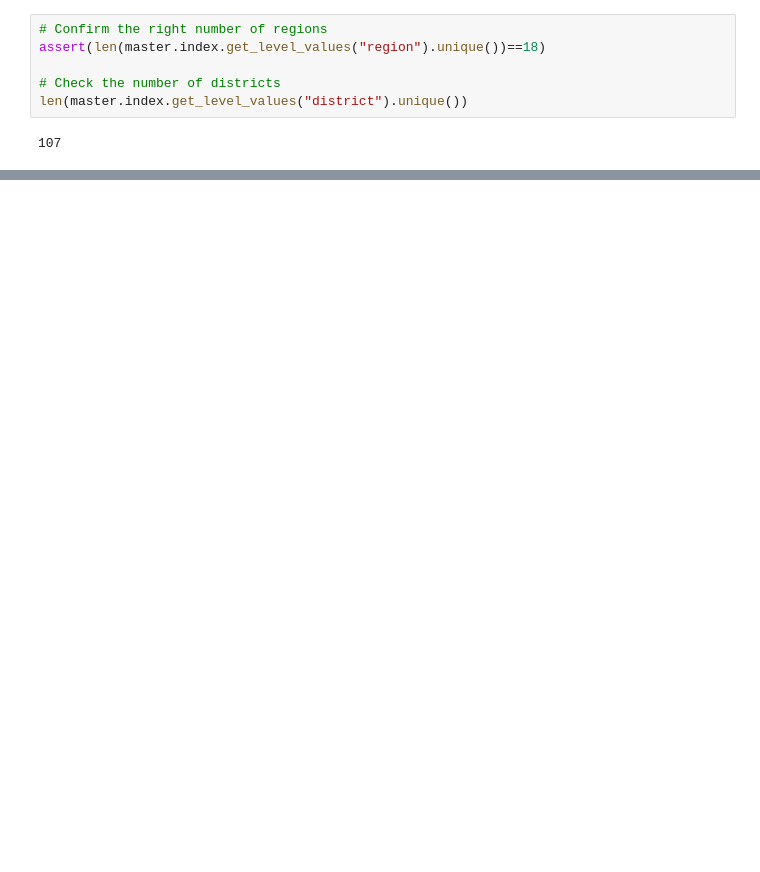
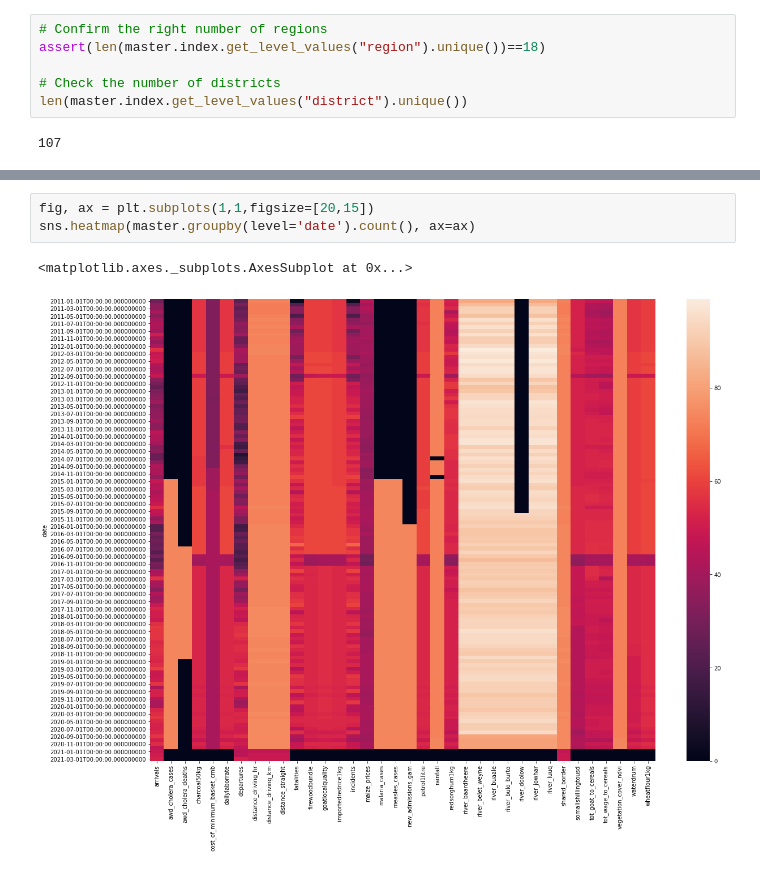
Before and after one commit to unhcr/Jetson, a Jupyter notebook: experiment_2/pipeline_2a_compile_data.ipynb, the cells around one changed output, grey strips where cells are left out. Cells and saved outputs as stored; diff of their text form; blank space fills up the shorter version.

```diff
--- a/experiment_2/pipeline_2a_compile_data.ipynb
+++ b/experiment_2/pipeline_2a_compile_data.ipynb
@@ -155,0 +141,6 @@ sns.heatmap(np.log(1+master.T).sort_index(level='district'), cbar=None, cmap='vi
+# %%
+fig, ax = plt.subplots(1,1,figsize=[20,15])
+sns.heatmap(master.groupby(level='date').count(), ax=ax)
+# %% [output]
+<matplotlib.axes._subplots.AxesSubplot at 0x...>
+[figure, added]
```
Also changed, not shown: parts of 22 cells of this notebook, 11 other files.
